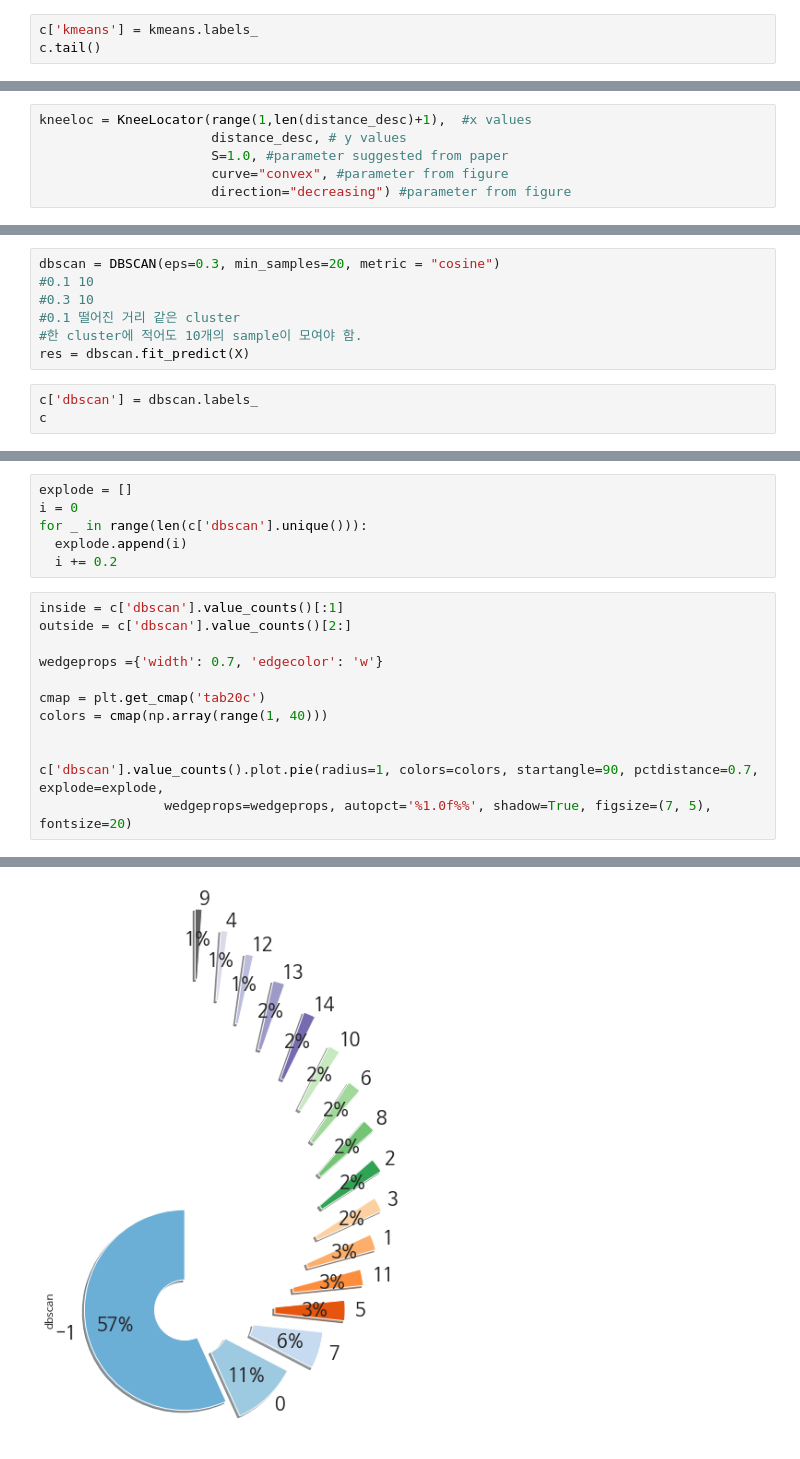
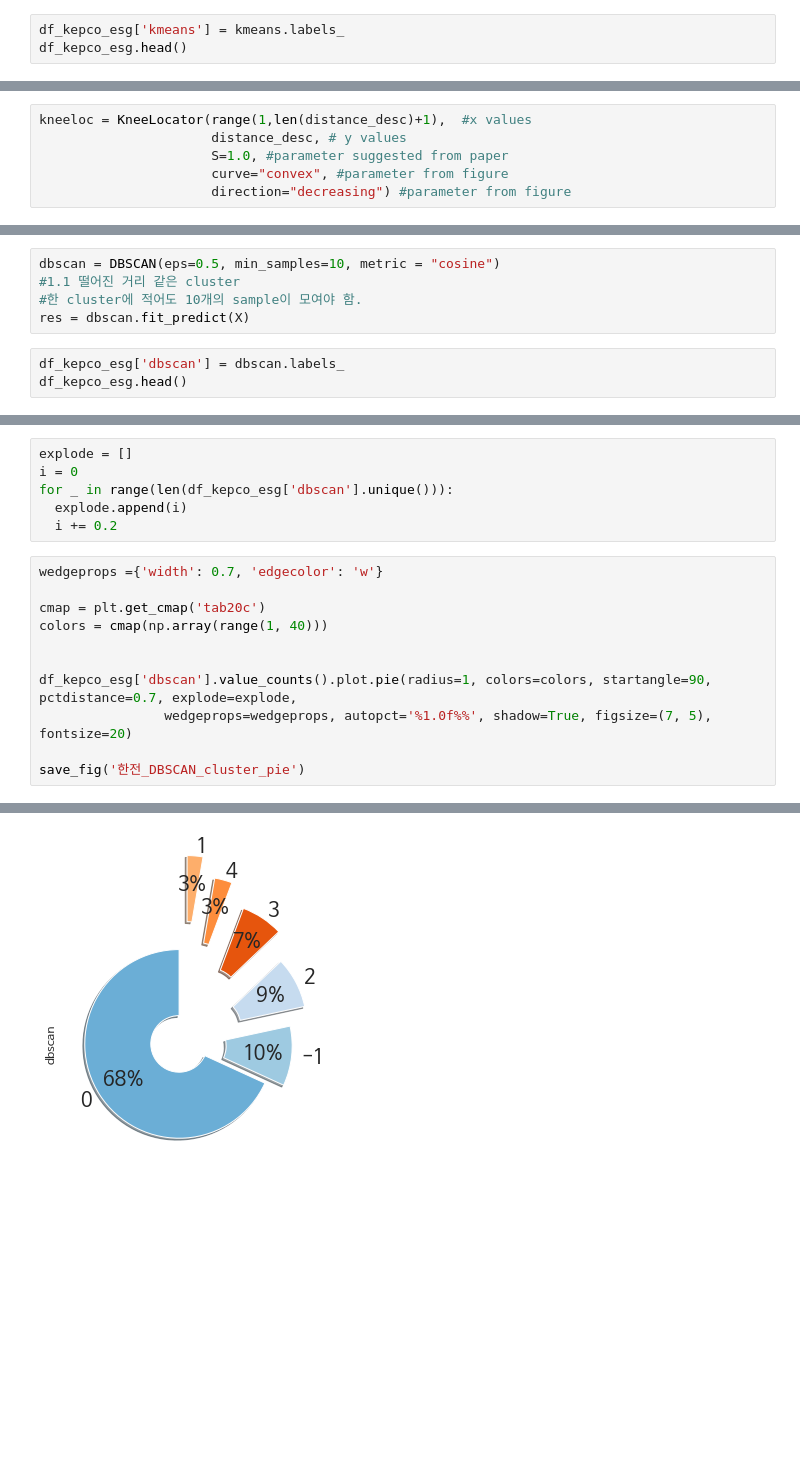
Before and after one commit to kimjuii/LIS3821, a Jupyter notebook: lab/text_mining.ipynb, the cells around one changed output, grey strips where cells are left out. Saved outputs shown, nothing was run; the diff lists cells and outputs as text; blank space fills up the shorter version.

```diff
--- a/lab/text_mining.ipynb
+++ b/lab/text_mining.ipynb
@@ -390,6 +670,6 @@ kmeans.fit(X)
 # %% [output]
 KMeans(n_clusters=4, random_state=42)
 # %%
-c['kmeans'] = kmeans.labels_
-c.tail()
+df_kepco_esg['kmeans'] = kmeans.labels_
+df_kepco_esg.head()
 # %% [output]
@@ -548,11 +827,9 @@ kneeloc.knee_y
 # %%
-dbscan = DBSCAN(eps=0.3, min_samples=20, metric = "cosine")
-#0.1 10
-#0.3 10
-#0.1 떨어진 거리 같은 cluster
+dbscan = DBSCAN(eps=0.5, min_samples=10, metric = "cosine")
+#1.1 떨어진 거리 같은 cluster
 #한 cluster에 적어도 10개의 sample이 모여야 함.
 res = dbscan.fit_predict(X)
 # %%
-c['dbscan'] = dbscan.labels_
-c
+df_kepco_esg['dbscan'] = dbscan.labels_
+df_kepco_esg.head()
 # %% [output]
@@ -576,19 +846,18 @@ len(c['dbscan'].unique())
 # %%
 explode = []
 i = 0
-for _ in range(len(c['dbscan'].unique())):
+for _ in range(len(df_kepco_esg['dbscan'].unique())):
   explode.append(i)
   i += 0.2
 # %%
-inside = c['dbscan'].value_counts()[:1]
-outside = c['dbscan'].value_counts()[2:]
-
 wedgeprops ={'width': 0.7, 'edgecolor': 'w'}
 
 cmap = plt.get_cmap('tab20c')
 colors = cmap(np.array(range(1, 40)))
 
 
-c['dbscan'].value_counts().plot.pie(radius=1, colors=colors, startangle=90, pctdistance=0.7, explode=explode,
+df_kepco_esg['dbscan'].value_counts().plot.pie(radius=1, colors=colors, startangle=90, pctdistance=0.7, explode=explode,
                 wedgeprops=wedgeprops, autopct='%1.0f%%', shadow=True, figsize=(7, 5), fontsize=20)
+
+save_fig('한전_DBSCAN_cluster_pie')
 # %% [output]
@@ -596,4 +865,4 @@ c['dbscan'].value_counts().plot.pie(radius=1, colors=colors, startangle=90, pctd
-[figure, old version]
+[figure, new version]
 # %%
 #@title 기본 제목 텍스트
 get_top_keywords(10, label=dbscan.labels_)
```
Also changed, not shown: parts of 53 cells of this notebook, 11 other files.
